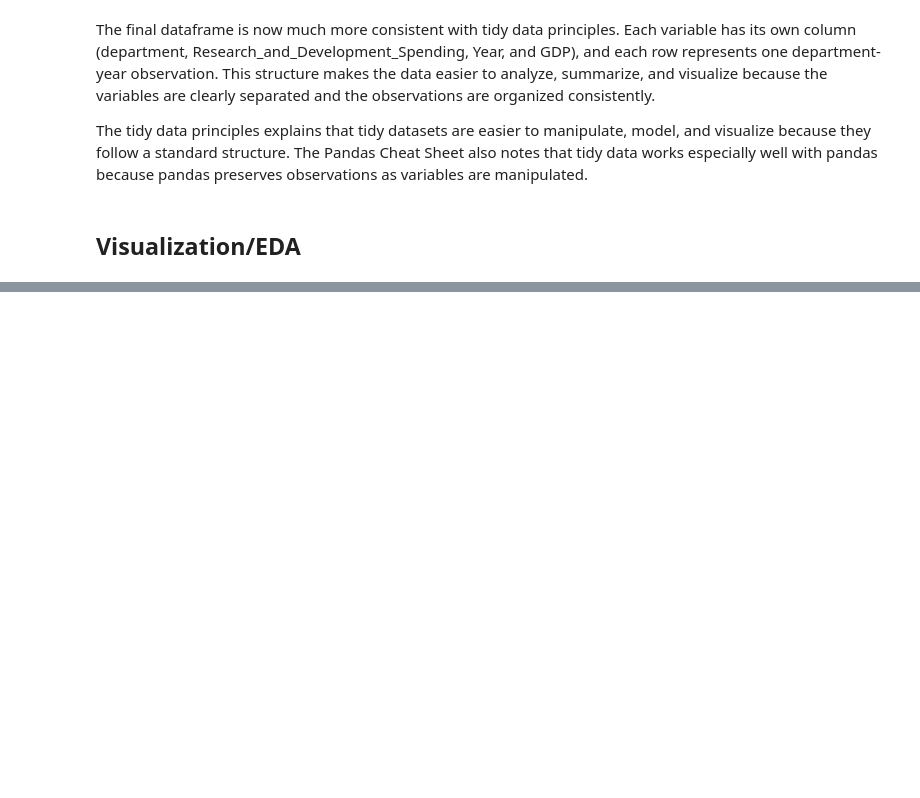
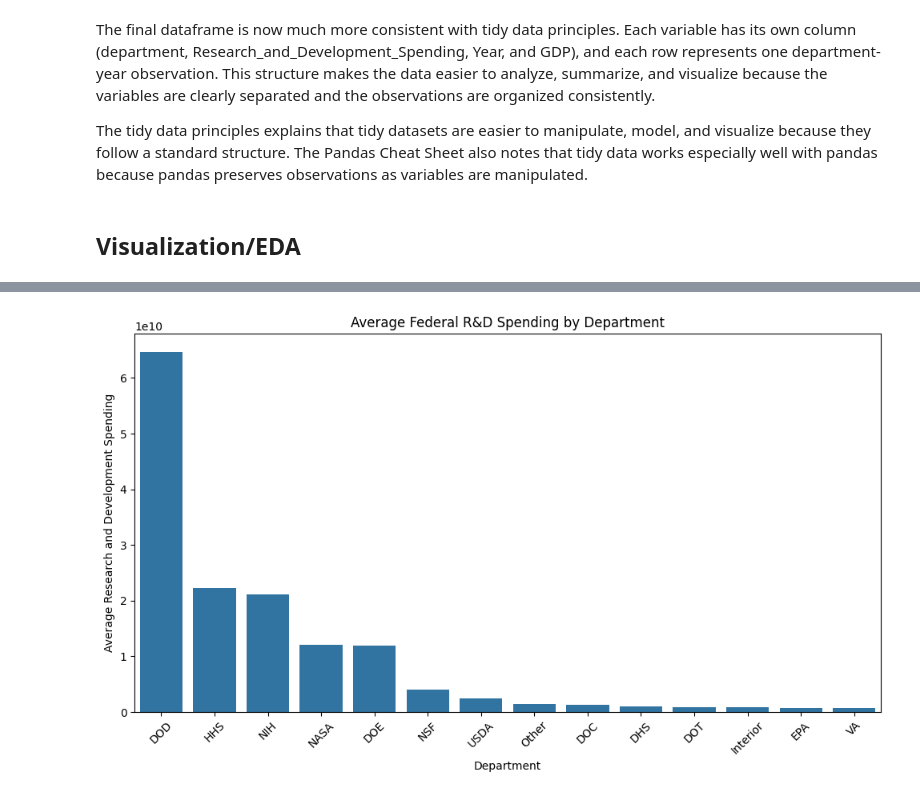
Before and after one commit to mbalabon/Balabon-Data-Science-Portfolio, a Jupyter notebook: TidyData-Project/TidyData.ipynb, the cells around one changed output, grey strips where cells are left out. Drawn from its saved outputs; the diff is of its cells as text; code cells hidden in the pictures; blank space fills up the shorter version.

```diff
--- a/TidyData-Project/TidyData.ipynb
+++ b/TidyData-Project/TidyData.ipynb
@@ -345,0 +387,9 @@ VA          7.338810e+08
+# %%
+#groupby() to calculate the average research and development spending for each department
+avg_spending_by_department = df_tidy.groupby('department')['Research_and_Development_Spending'].mean()
+
+avg_spending_by_department = avg_spending_by_department.sort_values(
+    ascending=False
+)
+
+print(avg_spending_by_department)
@@ -345,0 +417,15 @@ VA          7.338810e+08
+# %%
+#Barchart of the avergae federal research and development spending by department
+plt.figure(figsize=(10, 6))
+sns.barplot(
+    x=avg_spending_by_department.index,
+    y=avg_spending_by_department.values
+)
+plt.title('Average Federal R&D Spending by Department')
+plt.xlabel('Department')
+plt.ylabel('Average Research and Development Spending')
+plt.xticks(rotation=45)
+plt.tight_layout()
+plt.show()
+# %% [output]
+[figure, added]
```
Also changed, not shown: parts of 22 cells of this notebook.
